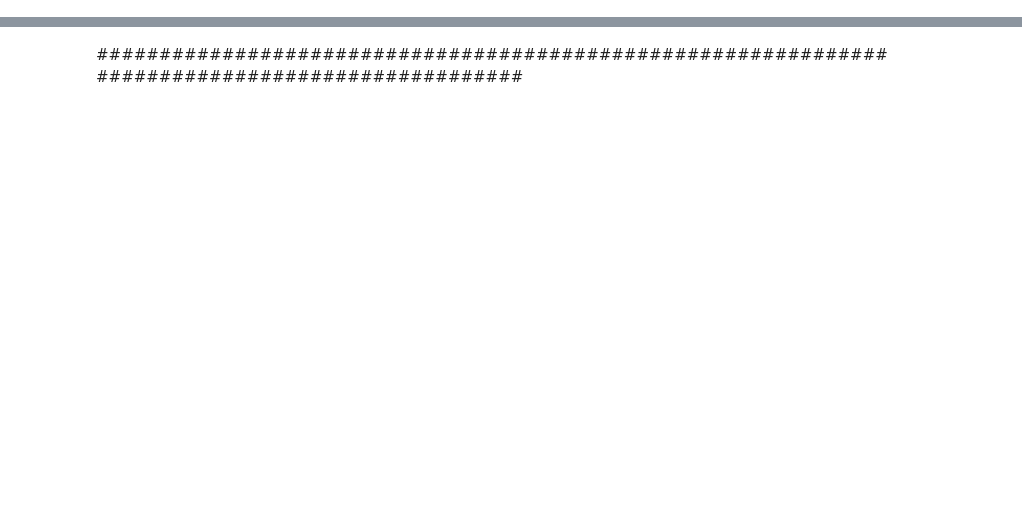
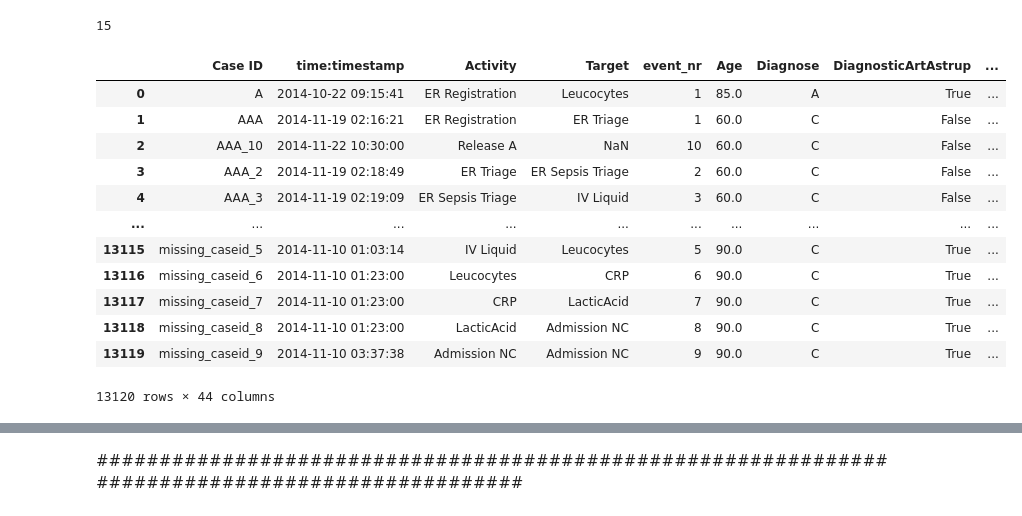
Before and after one commit to zahradbozorgi/JITCat, a Jupyter notebook: JITL/BPI2011_prediction_JITL.ipynb, the cells around one changed output, grey strips where cells are left out. Saved outputs shown, nothing was run; the diff lists cells and outputs as text; code cells hidden in the pictures; blank space fills up the shorter version.

```diff
--- a/JITL/BPI2011_prediction_JITL.ipynb
+++ b/JITL/BPI2011_prediction_JITL.ipynb
@@ -114,0 +216,14 @@ processor = processor_factory.get_processor(dataset_name, use_encoding, use_buck
+# %%
+# Step 1: Identify object columns
+object_columns = merged_df.select_dtypes(include=['object']).columns
+
+# Step 2: Check if object columns contain boolean values
+for col in object_columns:
+    if merged_df[col].isin(['True', 'False', 'TRUE', 'FALSE', 'true', 'false']).all():
+        merged_df[col] = merged_df[col].str.lower().map({'true': True, 'false': False})
+
+        # Step 3: Transform boolean object columns to boolean data type
+        merged_df[col] = merged_df[col].astype('boolean')
+
+# Display the transformed DataFrame
+merged_df.dtypes
@@ -114,0 +248,4 @@ processor = processor_factory.get_processor(dataset_name, use_encoding, use_buck
+# %%
+merged_df[dataset_manager.activity_col].nunique()
+# %% [output]
+15
@@ -115,3 +254,19 @@ processor = processor_factory.get_processor(dataset_name, use_encoding, use_buck
+# %%
+merged_df
+# %% [output]
+|  | Case ID | time:timestamp | Activity | Target | event_nr | Age | Diagnose | DiagnosticArtAstrup | ... |
+| 0 | A | 2014-10-22 09:15:41 | ER Registration | Leucocytes | 1 | 85.0 | A | True | ... |
+| 1 | AAA | 2014-11-19 02:16:21 | ER Registration | ER Triage | 1 | 60.0 | C | False | ... |
+| 2 | AAA_10 | 2014-11-22 10:30:00 | Release A | NaN | 10 | 60.0 | C | False | ... |
+| 3 | AAA_2 | 2014-11-19 02:18:49 | ER Triage | ER Sepsis Triage | 2 | 60.0 | C | False | ... |
+| 4 | AAA_3 | 2014-11-19 02:19:09 | ER Sepsis Triage | IV Liquid | 3 | 60.0 | C | False | ... |
+| ... | ... | ... | ... | ... | ... | ... | ... | ... | ... |
+| 13115 | missing_caseid_5 | 2014-11-10 01:03:14 | IV Liquid | Leucocytes | 5 | 90.0 | C | True | ... |
+| 13116 | missing_caseid_6 | 2014-11-10 01:23:00 | Leucocytes | CRP | 6 | 90.0 | C | True | ... |
+| 13117 | missing_caseid_7 | 2014-11-10 01:23:00 | CRP | LacticAcid | 7 | 90.0 | C | True | ... |
+| 13118 | missing_caseid_8 | 2014-11-10 01:23:00 | LacticAcid | Admission NC | 8 | 90.0 | C | True | ... |
+| 13119 | missing_caseid_9 | 2014-11-10 03:37:38 | Admission NC | Admission NC | 9 | 90.0 | C | True | ... |
+13120 rows × 44 columns
 # %%
 # Define the values to experiment with
 results = []
```
Also changed, not shown: parts of 39 cells of this notebook, 8 other files.
